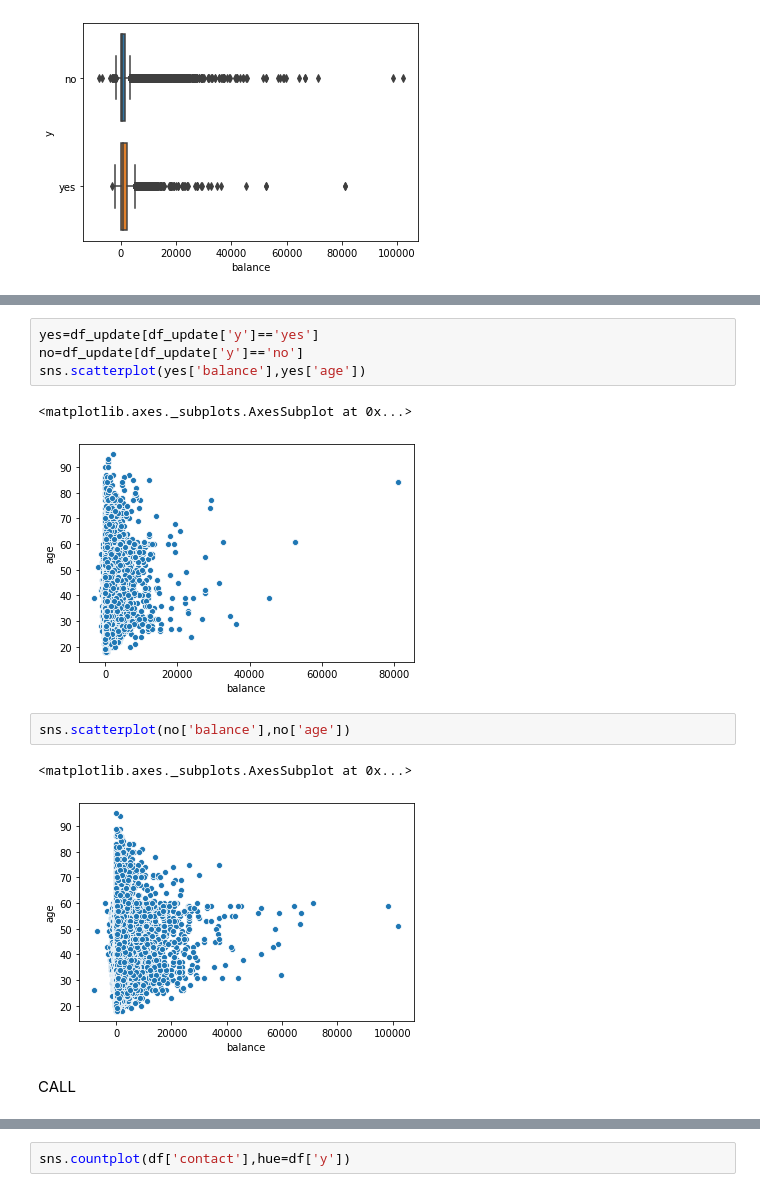
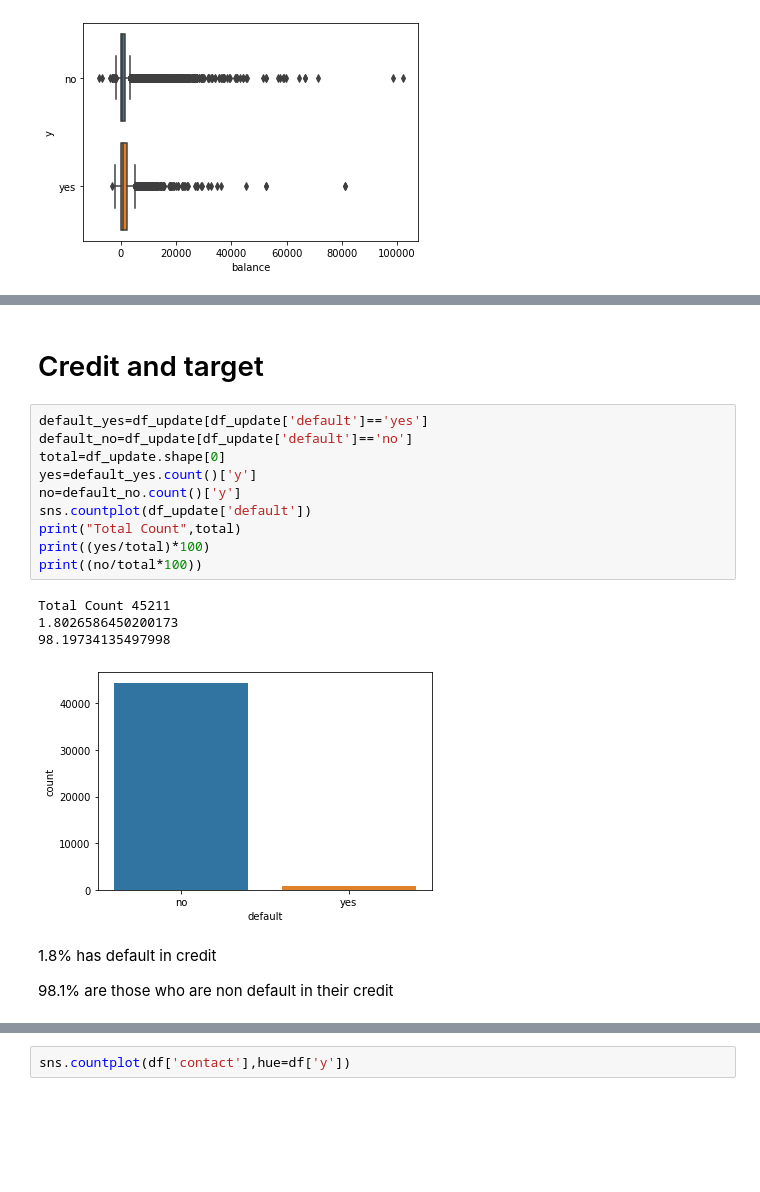
Before and after one commit to ShrutiUdagire/SupervisedLearning-Classification, a Jupyter notebook: project.ipynb, the cells around one changed output, grey strips where cells are left out. Saved outputs shown, nothing was run; the diff lists cells and outputs as text; blank space fills up the shorter version.

```diff
--- a/project.ipynb
+++ b/project.ipynb
@@ -599,14 +557,21 @@ sns.scatterplot(very_high_balance['age'],very_high_balance['balance'],hue=df['y'
-# %%
-yes=df_update[df_update['y']=='yes']
-no=df_update[df_update['y']=='no']
-sns.scatterplot(yes['balance'],yes['age'])
-# %% [output]
-<matplotlib.axes._subplots.AxesSubplot at 0x...>
-[figure, removed]
-# %%
-sns.scatterplot(no['balance'],no['age'])
-# %% [output]
-<matplotlib.axes._subplots.AxesSubplot at 0x...>
-[figure, removed]
-# %% [markdown]
-CALL
+# %% [markdown]
+# Credit and target
+# %%
+default_yes=df_update[df_update['default']=='yes']
+default_no=df_update[df_update['default']=='no']
+total=df_update.shape[0]
+yes=default_yes.count()['y']
+no=default_no.count()['y']
+sns.countplot(df_update['default'])
+print("Total Count",total)
+print((yes/total)*100)
+print((no/total*100))
+# %% [output]
+Total Count 45211
+1.8026586450200173
+98.19734135497998
+[figure, added]
+# %% [markdown]
+1.8% has default in credit
+
+98.1% are those who are non default in their credit
```
Also changed, not shown: parts of 58 cells of this notebook.
